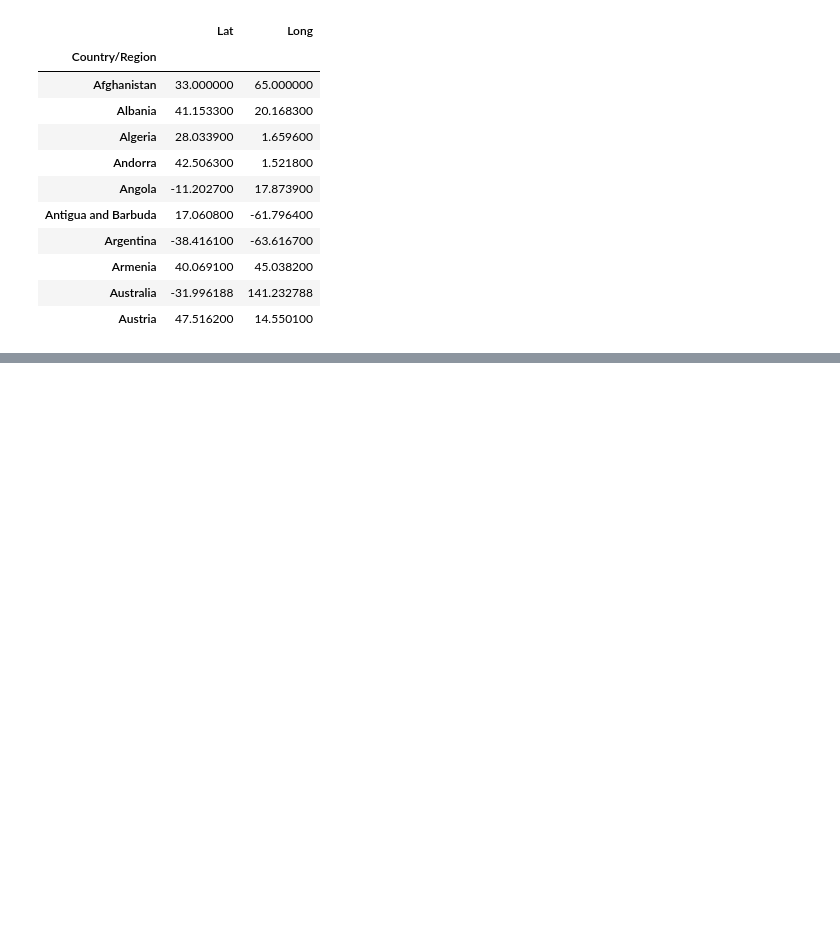
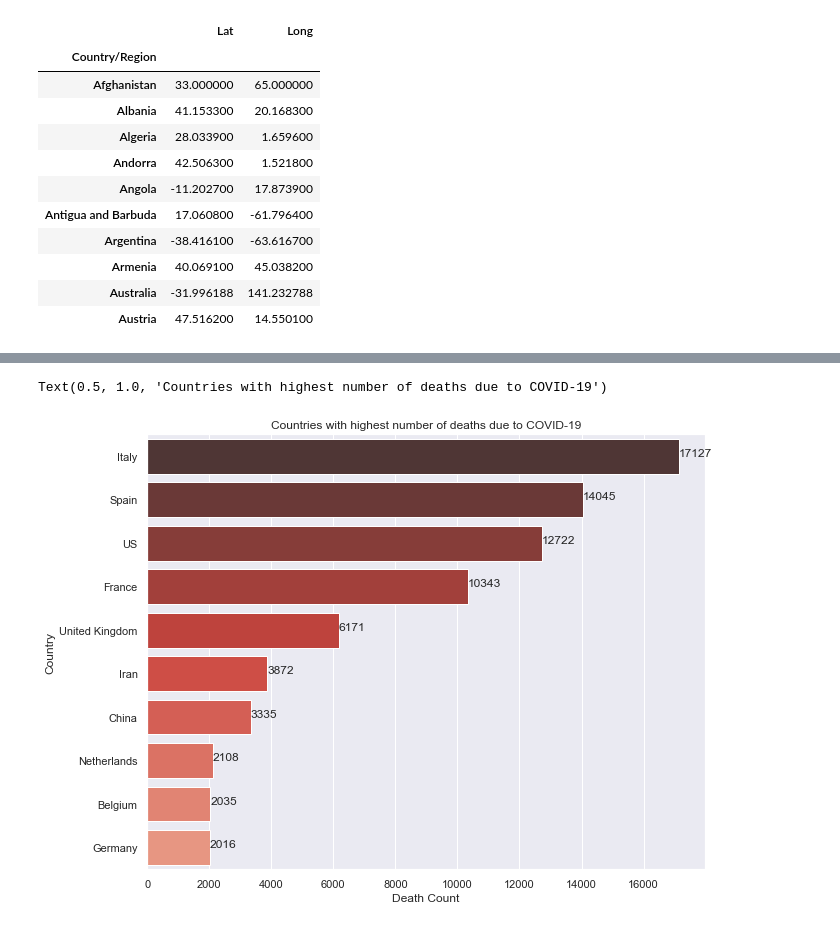
Before and after one commit to plasmagirl/Outbreak-of-COVID-19, a Jupyter notebook: COVID-19.ipynb, the cells around one changed output, grey strips where cells are left out. Saved outputs shown, nothing was run; the diff lists cells and outputs as text; code cells hidden in the pictures; blank space fills up the shorter version.

```diff
--- a/COVID-19.ipynb
+++ b/COVID-19.ipynb
@@ -350,0 +460,6 @@ fig.show()
+# %%
+covid_deaths_grouped_loc = covid_deaths.groupby('Country/Region').sum()
+covid_deaths_grouped_loc.drop(columns = ['Lat', 'Long'], inplace=True)
+deaths_max = covid_deaths_grouped_loc.max(axis = 1).sort_values(ascending = False).reset_index()
+deaths_max = deaths_max.rename(columns = {0: 'Count'})
+deaths_max.iloc[:10]
@@ -350,0 +478,13 @@ fig.show()
+# %%
+plt.figure(figsize = (10,8))
+sns.set_style('darkgrid')
+ax = sns.barplot(x = deaths_max['Count'].iloc[:10], y = deaths_max['Country/Region'].iloc[:10], palette='Reds_d')
+for p in ax.patches:
+    width = p.get_width()
+    ax.text(x = width, y = p.get_y()+p.get_height()/2, s = '{:.0f}'.format(width))
+plt.xlabel('Death Count')
+plt.ylabel('Country')
+plt.title('Countries with highest number of deaths due to COVID-19')
+# %% [output]
+Text(0.5, 1.0, 'Countries with highest number of deaths due to COVID-19')
+[figure, added]
```
Also changed, not shown: parts of 56 cells of this notebook.
